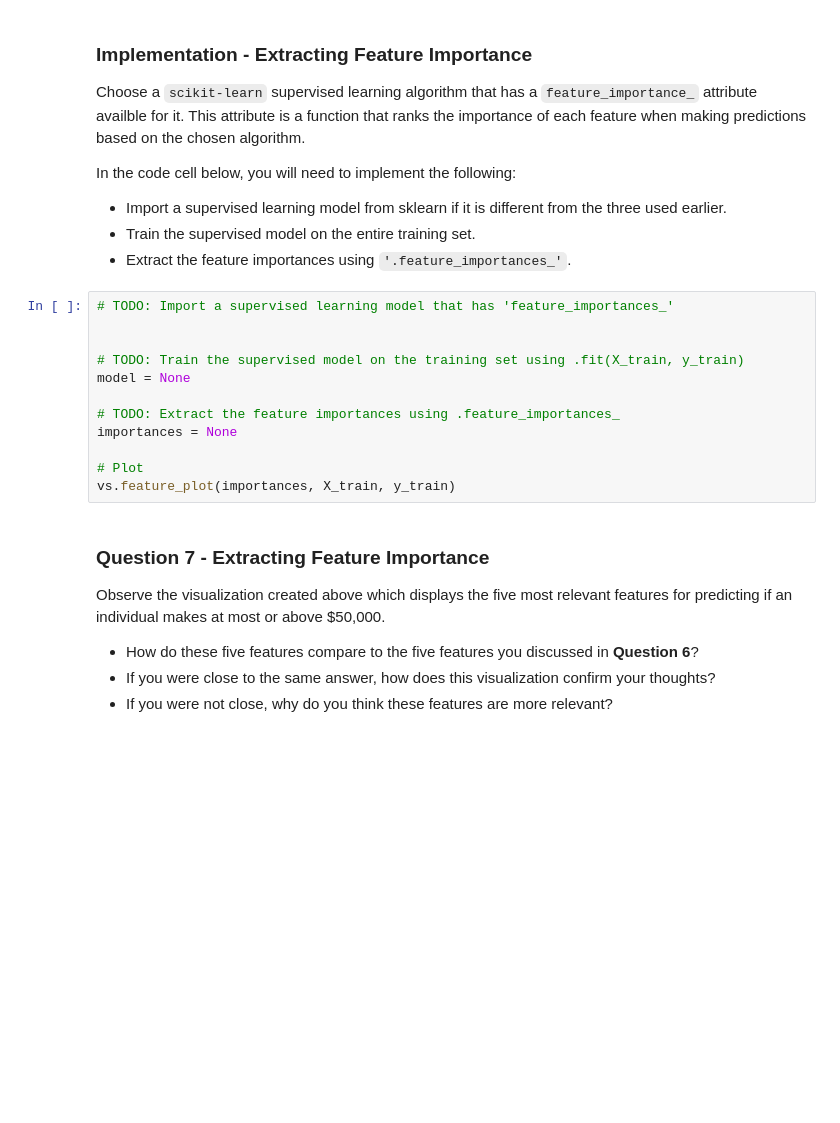
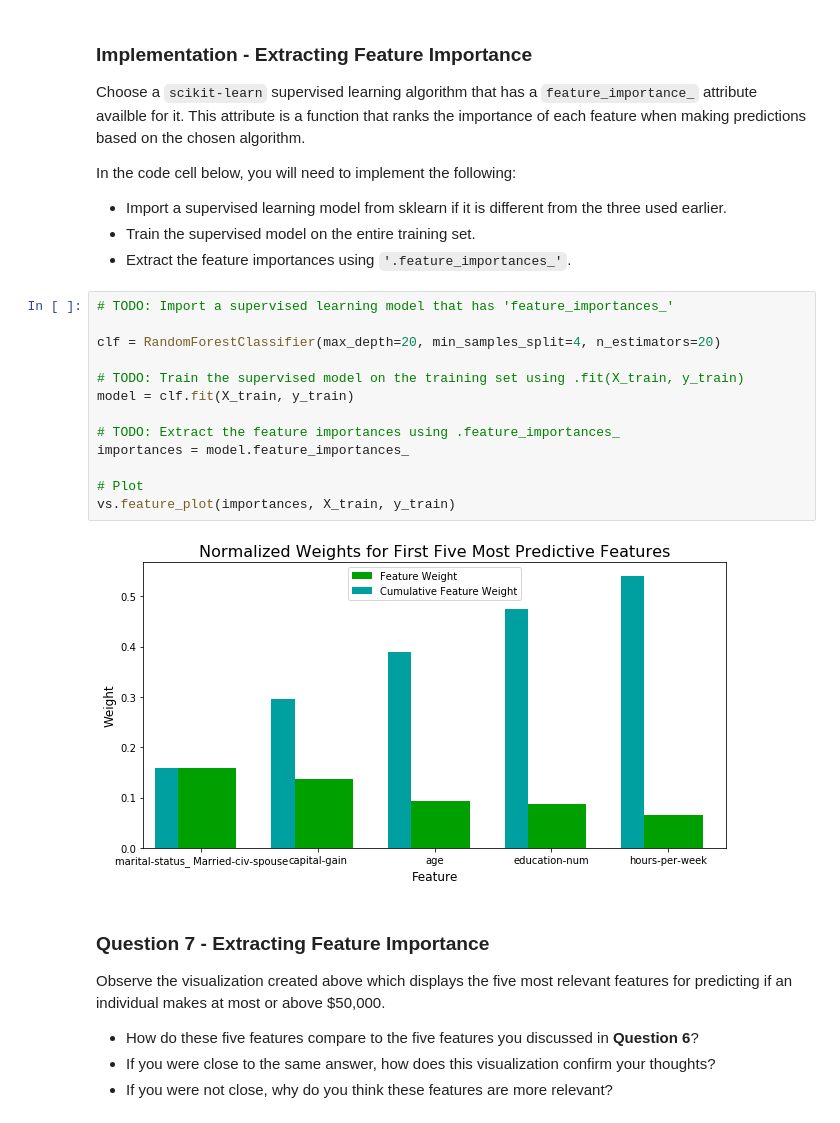
Before and after one commit to rodsveiga/machine-learning, a Jupyter notebook: projects/finding_donors/finding_donors.ipynb, the cells around one changed output. Saved outputs shown, nothing was run; the diff lists cells and outputs as text; blank space fills up the shorter version.

```diff
--- a/projects/finding_donors/finding_donors.ipynb
+++ b/projects/finding_donors/finding_donors.ipynb
@@ -696,15 +691,18 @@ In the code cell below, you will need to implement the following:
 # %%
 # TODO: Import a supervised learning model that has 'feature_importances_'
 
+clf = RandomForestClassifier(max_depth=20, min_samples_split=4, n_estimators=20)
 
 # TODO: Train the supervised model on the training set using .fit(X_train, y_train)
-model = None
+model = clf.fit(X_train, y_train)
 
 # TODO: Extract the feature importances using .feature_importances_
-importances = None
+importances = model.feature_importances_
 
 # Plot
 vs.feature_plot(importances, X_train, y_train)
+# %% [output]
+[figure, added]
 # %% [markdown]
 ### Question 7 - Extracting Feature Importance
 
```
Also changed, not shown: parts of 5 cells of this notebook.
